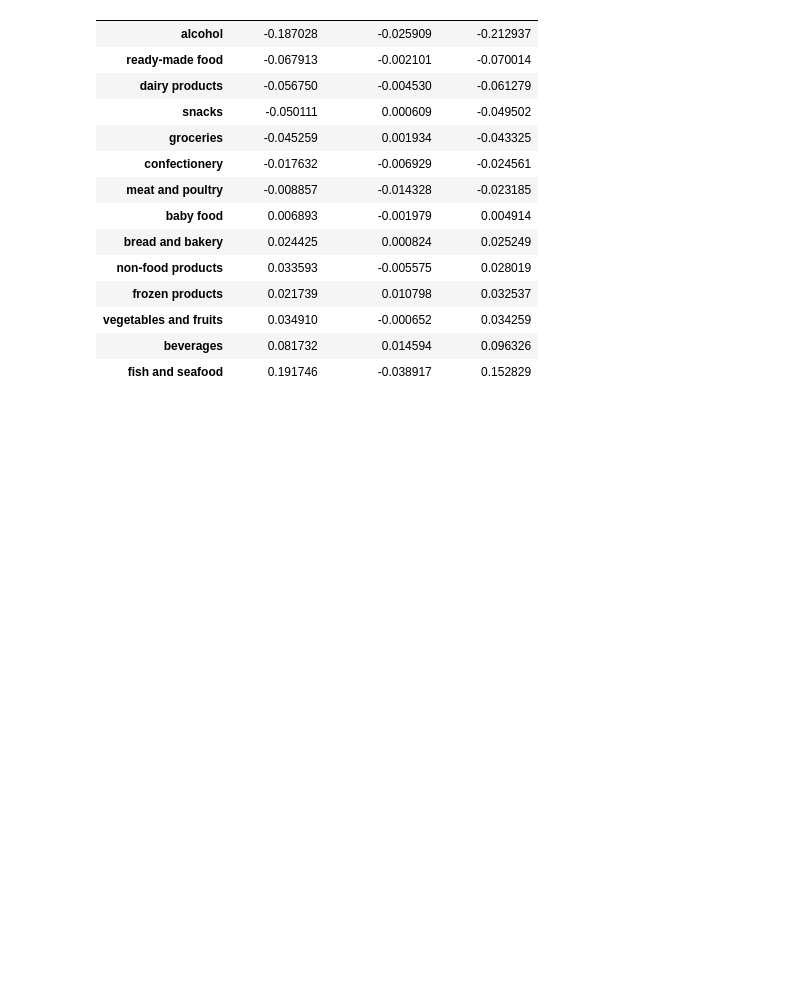
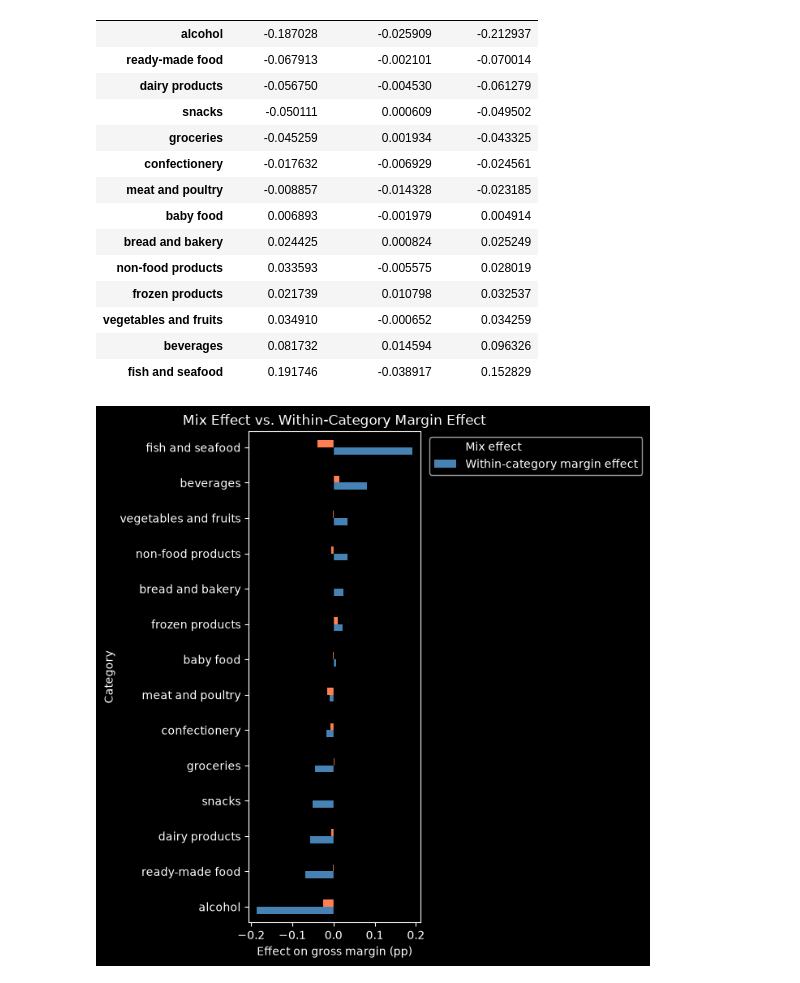
Before and after one commit to TAbramovskaya/dear-neighbour, a Jupyter notebook: python/margin_decline_analysis.ipynb, the cells around one changed output. Drawn from its saved outputs; the diff is of its cells as text; code cells hidden in the pictures; blank space fills up the shorter version.

Commit message:
Margin analysis

```diff
--- a/python/margin_decline_analysis.ipynb
+++ b/python/margin_decline_analysis.ipynb
@@ -232,3 +232,18 @@ comparison.sort_values('total_effect_pp')
 | vegetables and fruits | 0.034910 | -0.000652 | 0.034259 |
 | beverages | 0.081732 | 0.014594 | 0.096326 |
 | fish and seafood | 0.191746 | -0.038917 | 0.152829 |
+# %%
+plot_data = comparison[['mix_effect_pp', 'margin_effect_pp']].sort_values('mix_effect_pp')
+
+ax = plot_data.plot(kind='barh', figsize=(7, 7), width=0.4, color={'mix_effect_pp': 'steelblue', 'margin_effect_pp': 'coral'})
+
+ax.axvline(0, color='black', linewidth=0.3)
+ax.set_xlabel('Effect on gross margin (pp)')
+ax.set_ylabel('Category')
+ax.set_title('Mix Effect vs. Within-Category Margin Effect')
+ax.legend(['Mix effect', 'Within-category margin effect'], loc='best', bbox_to_anchor=(1.02, 1))
+
+plt.tight_layout()
+plt.show()
+# %% [output]
+[figure, added]
```
Also changed, not shown: parts of 6 cells of this notebook.
